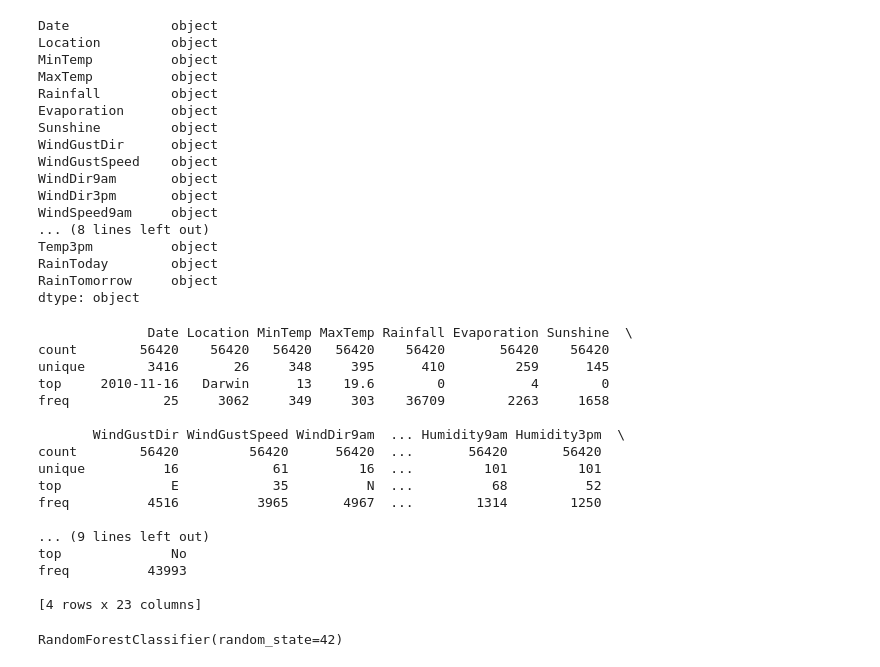
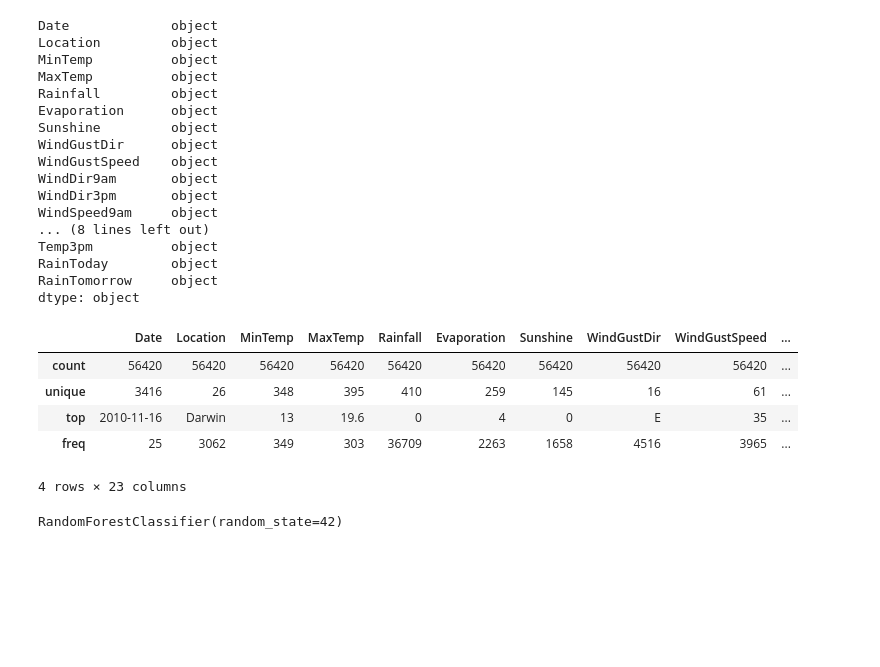
Before and after one commit to Narjes-A/Big-Data-Project, a Jupyter notebook: code/weather.ipynb, the cells around one changed output. Saved outputs shown, nothing was run; the diff lists cells and outputs as text; code cells hidden in the pictures; blank space fills up the shorter version.

Commit message:
- slightly changes , remove unnes. print, use the built in notebook print out function

```diff
--- a/code/Untitled.ipynb
+++ b/code/weather.ipynb
@@ -151,25 +211,14 @@ RainToday        object
 RainTomorrow     object
 dtype: object
 # %%
-print(weather_data_pd.describe())
+weather_data_pd.describe()
 # %% [output]
+|  | Date | Location | MinTemp | MaxTemp | Rainfall | Evaporation | Sunshine | WindGustDir | WindGustSpeed | ... |
+| count | 56420 | 56420 | 56420 | 56420 | 56420 | 56420 | 56420 | 56420 | 56420 | ... |
+| unique | 3416 | 26 | 348 | 395 | 410 | 259 | 145 | 16 | 61 | ... |
+| top | 2010-11-16 | Darwin | 13 | 19.6 | 0 | 4 | 0 | E | 35 | ... |
+| freq | 25 | 3062 | 349 | 303 | 36709 | 2263 | 1658 | 4516 | 3965 | ... |
-              Date Location MinTemp MaxTemp Rainfall Evaporation Sunshine  \
-count        56420    56420   56420   56420    56420       56420    56420
-unique        3416       26     348     395      410         259      145
-top     2010-11-16   Darwin      13    19.6        0           4        0
-freq            25     3062     349     303    36709        2263     1658
-
-       WindGustDir WindGustSpeed WindDir9am  ... Humidity9am Humidity3pm  \
-count        56420         56420      56420  ...       56420       56420
-unique          16            61         16  ...         101         101
-top              E            35          N  ...          68          52
-freq          4516          3965       4967  ...        1314        1250
-
-... (9 lines left out)
-top              No
-freq          43993
-
-[4 rows x 23 columns]
+4 rows × 23 columns
 # %%
 weather_data_pd = pd.get_dummies(weather_data_pd, columns=['Location', 'RainToday'], drop_first=True)
 # %%
```
Also changed, not shown: parts of 7 cells of this notebook.
